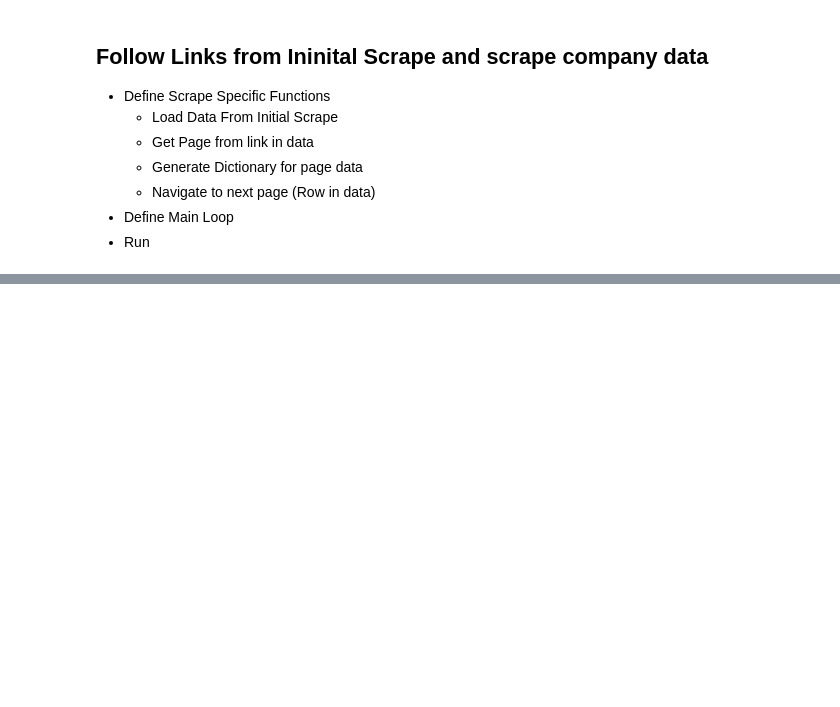
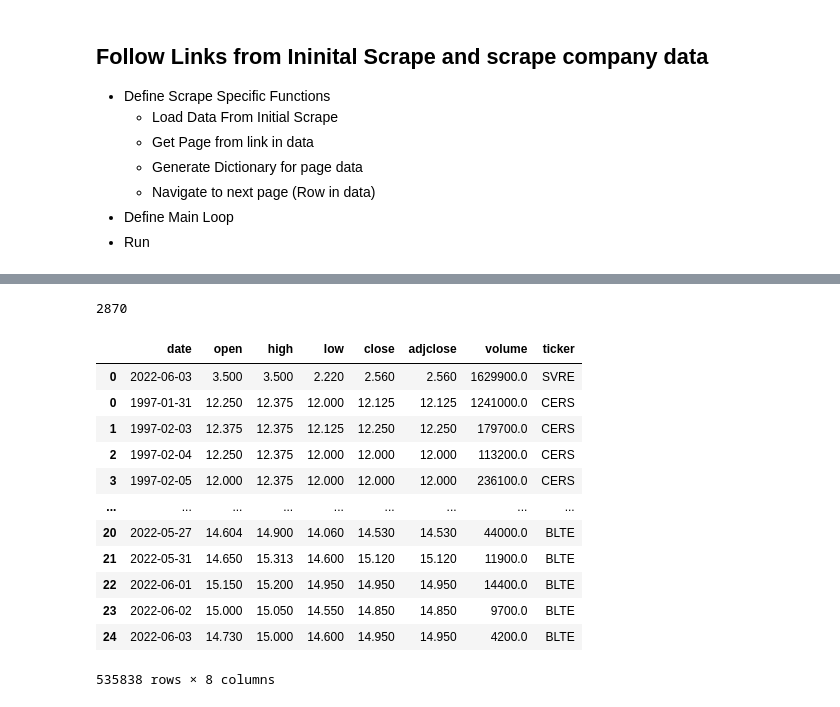
Before and after one commit to PatrickTyBrown/regression_module_project, a Jupyter notebook: WebScraper.ipynb, the cells around one changed output, grey strips where cells are left out. Drawn from its saved outputs; the diff is of its cells as text; code cells hidden in the pictures; blank space fills up the shorter version.

```diff
--- a/WebScraper.ipynb
+++ b/WebScraper.ipynb
@@ -256,0 +269,4 @@ generate_company_financials_data(driver)
+# %%
+#Load our initial data with ipos and dates
+ipo_data = load_pickle('Data/nasdaq_ipos')
+ipo_data[0]
@@ -256,0 +282,7 @@ generate_company_financials_data(driver)
+# %%
+def get_start_end_dates(date_string):
+    start_date = dt.datetime.strptime(date_string, "%m/%d/%Y") -dt.timedelta(days=90)
+    end_date = start_date + dt.timedelta(days=370)
+    return str(start_date), str(end_date)
+
+# get_start_end_dates(ipo_data[1000]['expectedPriceDate'])
@@ -256,0 +301,20 @@ generate_company_financials_data(driver)
+# %%
+# keys = []
+# for dct in ipo_data:
+#     if type(dct) == dict:
+#         keys += list(dct.keys())
+# set(keys)
+
+def check_for_date_entry(entry):
+    for key in ['pricedDate','expectedPriceDate','filedDate']:
+        if key in entry.keys():
+            return entry[key]
+    return False
+# check_for_date_entry(ipo_data[1000])
+# %%
+temp = -3
+print(ipo_data[temp])
+date = check_for_date_entry(ipo_data[temp])
+if date:
+    start_date, end_date = get_start_end_dates(date)
+si.get_data(ipo_data[temp]['proposedTickerSymbol'] , start_date = str(start_date) , end_date = str(end_date), index_as_date = False)
@@ -256,0 +379,20 @@ generate_company_financials_data(driver)
+# %%
+len(data.ticker.unique())
+# %% [output]
+2870
+# %%
+data
+# %% [output]
+|  | date | open | high | low | close | adjclose | volume | ticker |
+| 0 | 2022-06-03 | 3.500 | 3.500 | 2.220 | 2.560 | 2.560 | 1629900.0 | SVRE |
+| 0 | 1997-01-31 | 12.250 | 12.375 | 12.000 | 12.125 | 12.125 | 1241000.0 | CERS |
+| 1 | 1997-02-03 | 12.375 | 12.375 | 12.125 | 12.250 | 12.250 | 179700.0 | CERS |
+| 2 | 1997-02-04 | 12.250 | 12.375 | 12.000 | 12.000 | 12.000 | 113200.0 | CERS |
+| 3 | 1997-02-05 | 12.000 | 12.375 | 12.000 | 12.000 | 12.000 | 236100.0 | CERS |
+| ... | ... | ... | ... | ... | ... | ... | ... | ... |
+| 20 | 2022-05-27 | 14.604 | 14.900 | 14.060 | 14.530 | 14.530 | 44000.0 | BLTE |
+| 21 | 2022-05-31 | 14.650 | 15.313 | 14.600 | 15.120 | 15.120 | 11900.0 | BLTE |
+| 22 | 2022-06-01 | 15.150 | 15.200 | 14.950 | 14.950 | 14.950 | 14400.0 | BLTE |
+| 23 | 2022-06-02 | 15.000 | 15.050 | 14.550 | 14.850 | 14.850 | 9700.0 | BLTE |
+| 24 | 2022-06-03 | 14.730 | 15.000 | 14.600 | 14.950 | 14.950 | 4200.0 | BLTE |
+535838 rows × 8 columns
```
Also changed, not shown: parts of 22 cells of this notebook.
